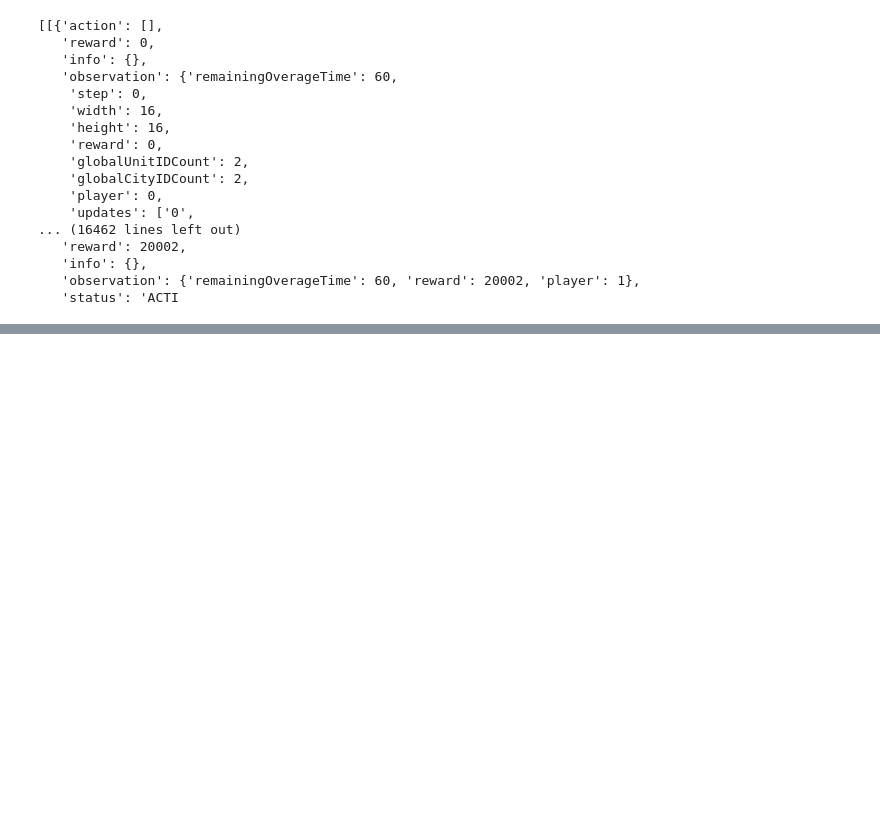
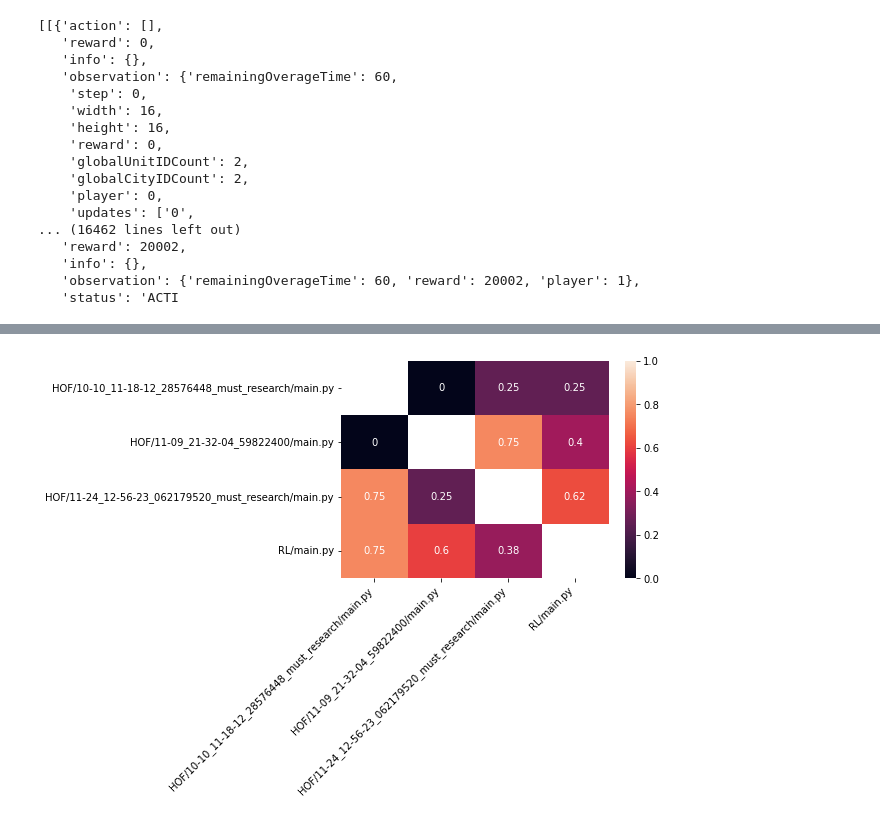
Before and after one commit to IsaiahPressman/Kaggle_Lux_AI_2021, a Jupyter notebook: Testing_and_Debugging.ipynb, the cells around one changed output, grey strips where cells are left out. Saved outputs shown, nothing was run; the diff lists cells and outputs as text; code cells hidden in the pictures; blank space fills up the shorter version.

```diff
--- a/Testing_and_Debugging.ipynb
+++ b/Testing_and_Debugging.ipynb
@@ -184,0 +189,29 @@ RL_main__vs__RL_main_2
+# %%
+replays_dir = replay_dirs[-1]
+results = pd.DataFrame(
+    [extract_results_to_dict(file_name, verbose=False, include_size=False)
+     for file_name in sorted(Path(replays_dir).glob("*.json"))]
+).dropna()
+
+all_players = np.unique(results[["p1", "p2"]].to_numpy())
+results_dict = {
+    player: {p: [0., 0.] for p in all_players}
+    for player in all_players
+}
+for i, row in results.iterrows():
+    for fp, sp in [("p1", "p2"), ("p2", "p1")]:
+        points = row[f"{fp}_points"]
+        matchup = results_dict[row[sp]][row[fp]]
+        matchup[0] += points
+        matchup[1] += 1
+
+scores_dict = {
+    outer_key: {key: val[0] / max(val[1], 1) for key, val in outer_val.items()}
+    for outer_key, outer_val in results_dict.items()
+}
+
+sns.heatmap(pd.DataFrame(scores_dict), annot=True, vmin=0., vmax=1., mask=np.eye(len(scores_dict)))
+plt.xticks(rotation=45, ha="right")
+plt.show()
+# %% [output]
+[figure, added]
```
Also changed, not shown: parts of 6 cells of this notebook, 1 other file.
